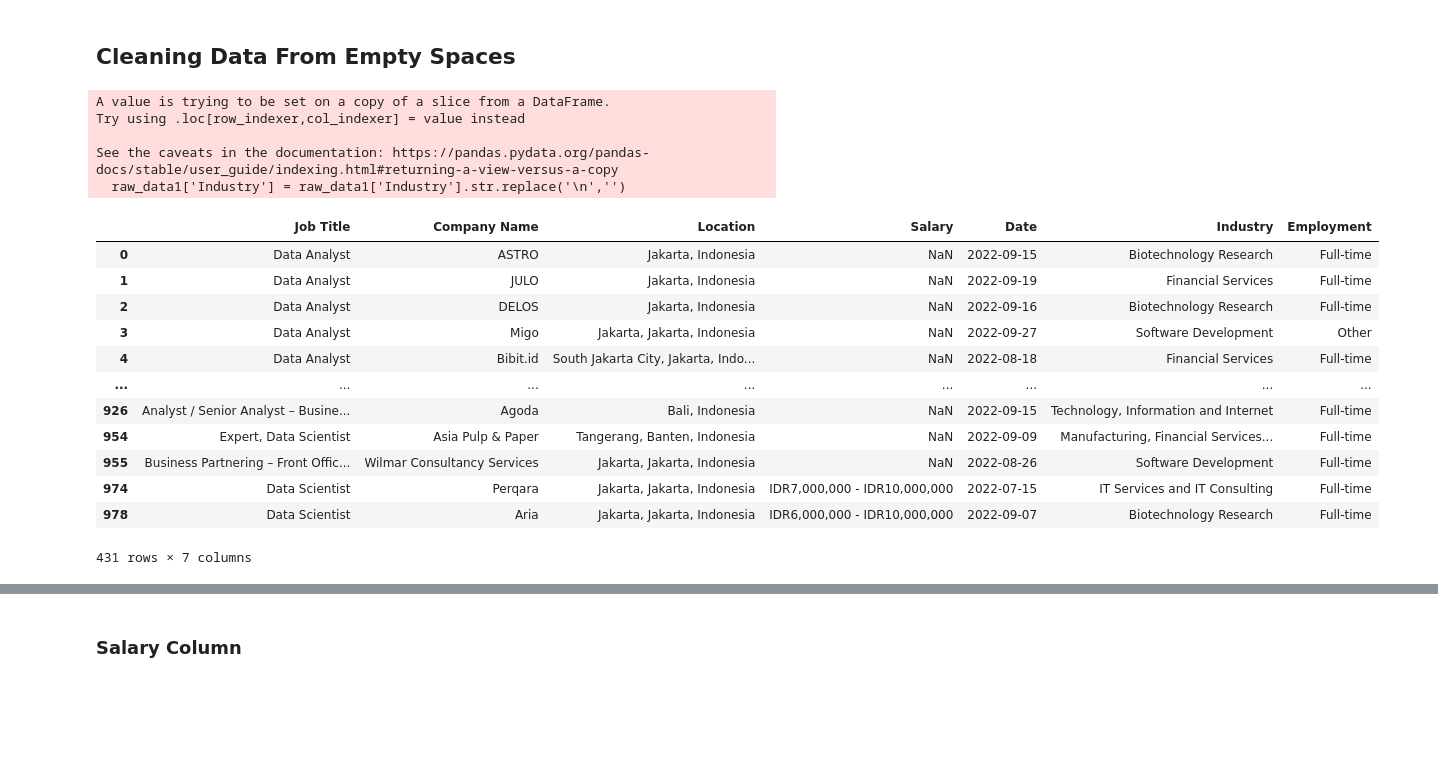
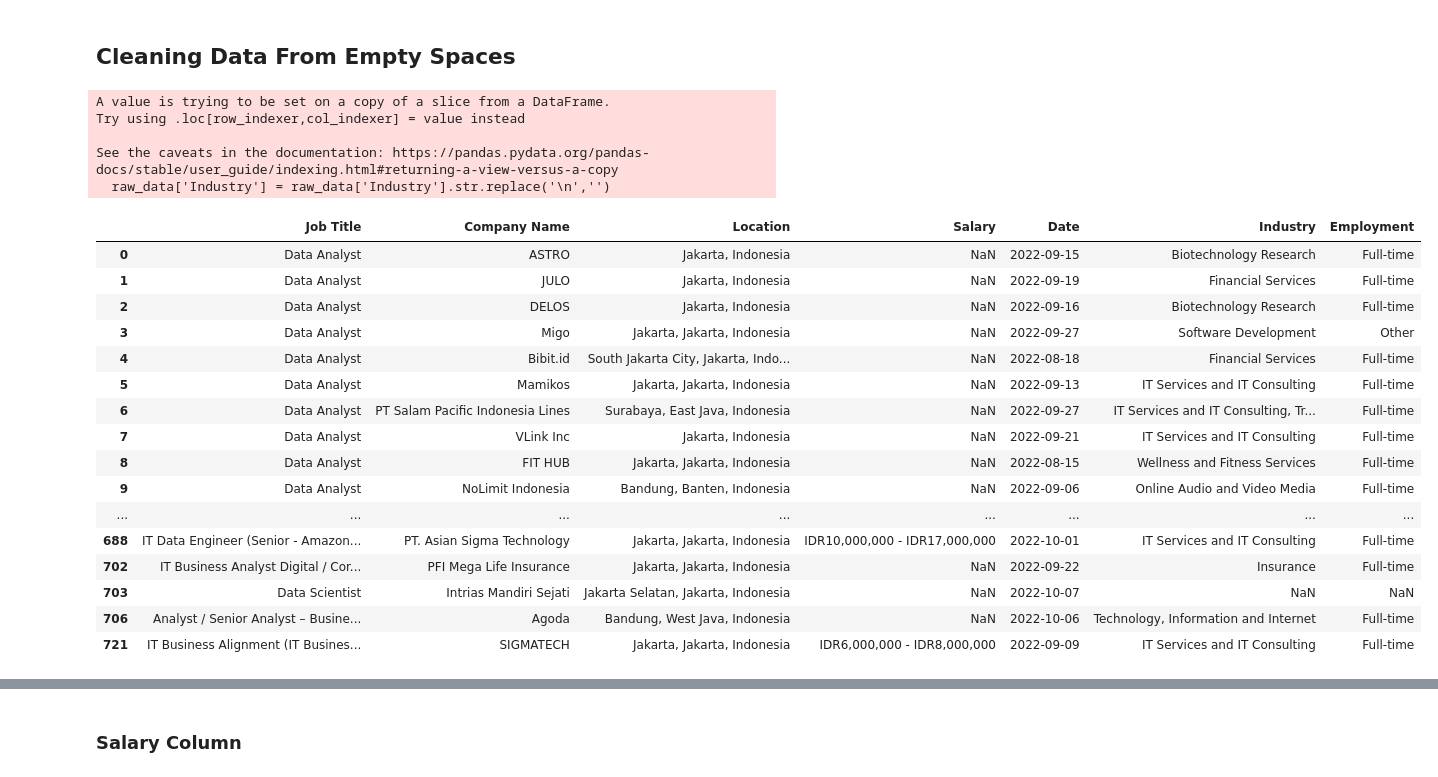
Before and after one commit to imama2/data_profession_indonesia, a Jupyter notebook: data_cleaning_preparation.ipynb, the cells around one changed output, grey strips where cells are left out. Saved outputs shown, nothing was run; the diff lists cells and outputs as text; code cells hidden in the pictures; blank space fills up the shorter version.

```diff
--- a/data_cleaning_preparation.ipynb
+++ b/data_cleaning_preparation.ipynb
@@ -5,6 +5,10 @@ import requests
 import re
 import json
 import matplotlib.pyplot as plt
+# %%
+pd.set_option('display.max_rows', 500)
+pd.set_option('display.max_columns', 500)
+pd.set_option('display.width', 1000)
 # %%
 raw_data = pd.read_excel('raw_data_scraped.xlsx')
 # %%
@@ -24,11 +28,11 @@ raw_data
 | 978 | Data Scientist | Aria | Jakarta, Jakarta, Indonesia | IDR6,000,000 - IDR10,000,000 | 2022-09-07 | Biotechnology Research | NaN | Associate | Full-time | ... |
 979 rows × 11 columns
 # %%
-raw_data1 = raw_data[raw_data['Job Title'].str.contains('Data Analyst|Data Scientist|Business Analyst|Data Engineer|Intelligence', regex = True, na =False)]
+raw_data = raw_data[raw_data['Job Title'].str.contains('Data Analyst|Data Scientist|Business Analyst|Data Engineer|Intelligence', regex = True, na =False)]
 # %% [markdown]
 ## Drop unnecessary column
 # %%
-raw_data1.drop(['Descriptions', 'Seniority','Job Function','Link'], axis = 1, inplace = True)
+raw_data.drop(['Descriptions', 'Seniority','Job Function','Link'], axis = 1, inplace = True)
 # %% [output]
 A value is trying to be set on a copy of a slice from a DataFrame
 
@@ -190,25 +198,29 @@ Summary :
 # %% [markdown]
 ## Cleaning Data From Empty Spaces
 # %%
-raw_data1['Industry'] = raw_data1['Industry'].str.replace('\n','')
-raw_data1
+raw_data['Industry'] = raw_data['Industry'].str.replace('\n','')
+raw_data
 # %% [output]
 A value is trying to be set on a copy of a slice from a DataFrame.
 Try using .loc[row_indexer,col_indexer] = value instead
 
 See the caveats in the documentation: https://pandas.pydata.org/pandas-docs/stable/user_guide/indexing.html#returning-a-view-versus-a-copy
-  raw_data1['Industry'] = raw_data1['Industry'].str.replace('\n','')
+  raw_data['Industry'] = raw_data['Industry'].str.replace('\n','')
 |  | Job Title | Company Name | Location | Salary | Date | Industry | Employment |
 | 0 | Data Analyst | ASTRO | Jakarta, Indonesia | NaN | 2022-09-15 | Biotechnology Research | Full-time |
 | 1 | Data Analyst | JULO | Jakarta, Indonesia | NaN | 2022-09-19 | Financial Services | Full-time |
 | 2 | Data Analyst | DELOS | Jakarta, Indonesia | NaN | 2022-09-16 | Biotechnology Research | Full-time |
 | 3 | Data Analyst | Migo | Jakarta, Jakarta, Indonesia | NaN | 2022-09-27 | Software Development | Other |
 | 4 | Data Analyst | Bibit.id | South Jakarta City, Jakarta, Indo... | NaN | 2022-08-18 | Financial Services | Full-time |
+| 5 | Data Analyst | Mamikos | Jakarta, Jakarta, Indonesia | NaN | 2022-09-13 | IT Services and IT Consulting | Full-time |
+| 6 | Data Analyst | PT Salam Pacific Indonesia Lines | Surabaya, East Java, Indonesia | NaN | 2022-09-27 | IT Services and IT Consulting, Tr... | Full-time |
+| 7 | Data Analyst | VLink Inc | Jakarta, Indonesia | NaN | 2022-09-21 | IT Services and IT Consulting | Full-time |
+| 8 | Data Analyst | FIT HUB | Jakarta, Jakarta, Indonesia | NaN | 2022-08-15 | Wellness and Fitness Services | Full-time |
+| 9 | Data Analyst | NoLimit Indonesia | Bandung, Banten, Indonesia | NaN | 2022-09-06 | Online Audio and Video Media | Full-time |
 | ... | ... | ... | ... | ... | ... | ... | ... |
-| 926 | Analyst / Senior Analyst – Busine... | Agoda | Bali, Indonesia | NaN | 2022-09-15 | Technology, Information and Internet | Full-time |
-| 954 | Expert, Data Scientist | Asia Pulp & Paper | Tangerang, Banten, Indonesia | NaN | 2022-09-09 | Manufacturing, Financial Services... | Full-time |
-| 955 | Business Partnering – Front Offic... | Wilmar Consultancy Services | Jakarta, Jakarta, Indonesia | NaN | 2022-08-26 | Software Development | Full-time |
-| 974 | Data Scientist | Perqara | Jakarta, Jakarta, Indonesia | IDR7,000,000 - IDR10,000,000 | 2022-07-15 | IT Services and IT Consulting | Full-time |
-| 978 | Data Scientist | Aria | Jakarta, Jakarta, Indonesia | IDR6,000,000 - IDR10,000,000 | 2022-09-07 | Biotechnology Research | Full-time |
+| 688 | IT Data Engineer (Senior - Amazon... | PT. Asian Sigma Technology | Jakarta, Jakarta, Indonesia | IDR10,000,000 - IDR17,000,000 | 2022-10-01 | IT Services and IT Consulting | Full-time |
+| 702 | IT Business Analyst Digital / Cor... | PFI Mega Life Insurance | Jakarta, Jakarta, Indonesia | NaN | 2022-09-22 | Insurance | Full-time |
+| 703 | Data Scientist | Intrias Mandiri Sejati | Jakarta Selatan, Jakarta, Indonesia | NaN | 2022-10-07 | NaN | NaN |
+| 706 | Analyst / Senior Analyst – Busine... | Agoda | Bandung, West Java, Indonesia | NaN | 2022-10-06 | Technology, Information and Internet | Full-time |
+| 721 | IT Business Alignment (IT Busines... | SIGMATECH | Jakarta, Jakarta, Indonesia | IDR6,000,000 - IDR8,000,000 | 2022-09-09 | IT Services and IT Consulting | Full-time |
-431 rows × 7 columns
 # %%
```
Also changed, not shown: parts of 73 cells of this notebook.
